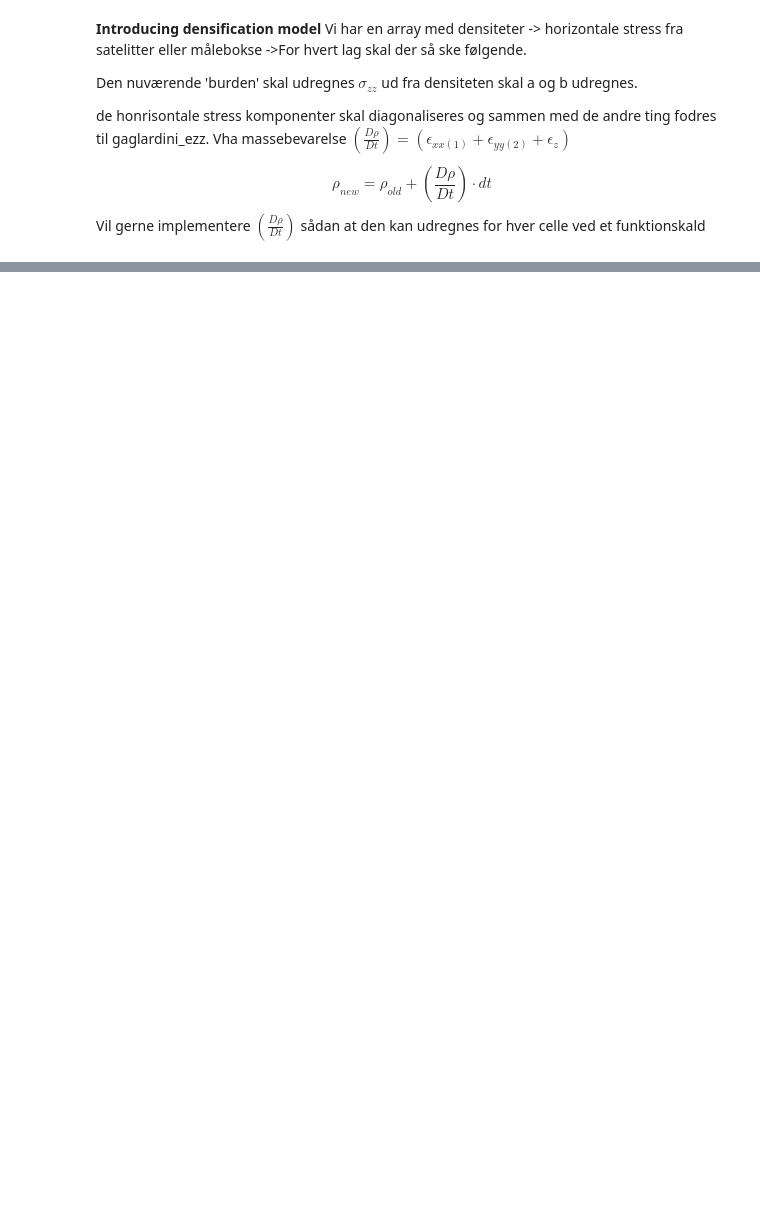
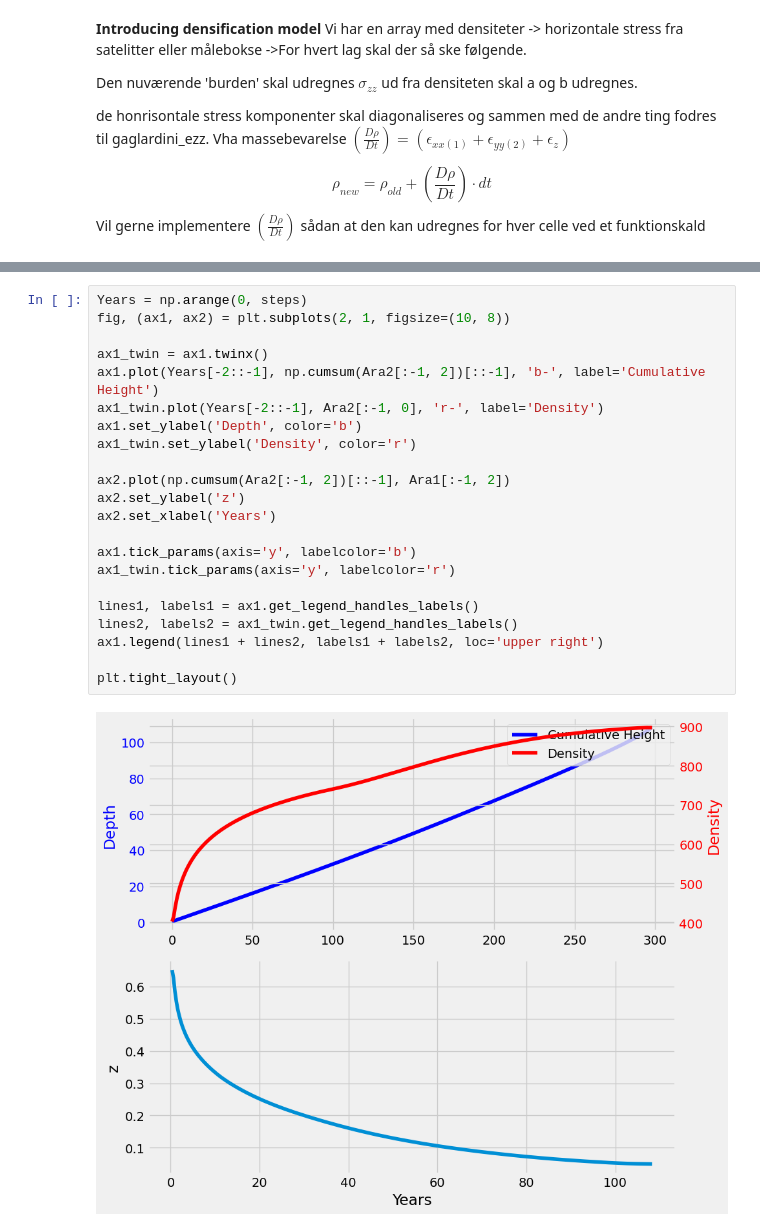
Before and after one commit to NikolajMunkKjaersgaard/Compressible-Fern-Model, a Jupyter notebook: Puk Fern /Inital.ipynb, the cells around one changed output, grey strips where cells are left out. Drawn from its saved outputs; the diff is of its cells as text; blank space fills up the shorter version.

```diff
--- a/Puk Fern /Inital.ipynb
+++ b/Puk Fern /Inital.ipynb
@@ -379,0 +281,24 @@ plt.tight_layout()
+# %%
+Years = np.arange(0, steps)
+fig, (ax1, ax2) = plt.subplots(2, 1, figsize=(10, 8))
+
+ax1_twin = ax1.twinx()
+ax1.plot(Years[-2::-1], np.cumsum(Ara2[:-1, 2])[::-1], 'b-', label='Cumulative Height')
+ax1_twin.plot(Years[-2::-1], Ara2[:-1, 0], 'r-', label='Density')
+ax1.set_ylabel('Depth', color='b')
+ax1_twin.set_ylabel('Density', color='r')
+
+ax2.plot(np.cumsum(Ara2[:-1, 2])[::-1], Ara1[:-1, 2])
+ax2.set_ylabel('z')
+ax2.set_xlabel('Years')
+
+ax1.tick_params(axis='y', labelcolor='b')
+ax1_twin.tick_params(axis='y', labelcolor='r')
+
+lines1, labels1 = ax1.get_legend_handles_labels()
+lines2, labels2 = ax1_twin.get_legend_handles_labels()
+ax1.legend(lines1 + lines2, labels1 + labels2, loc='upper right')
+
+plt.tight_layout()
+# %% [output]
+[figure, added]
```
Also changed, not shown: parts of 19 cells of this notebook, 1 other file.
